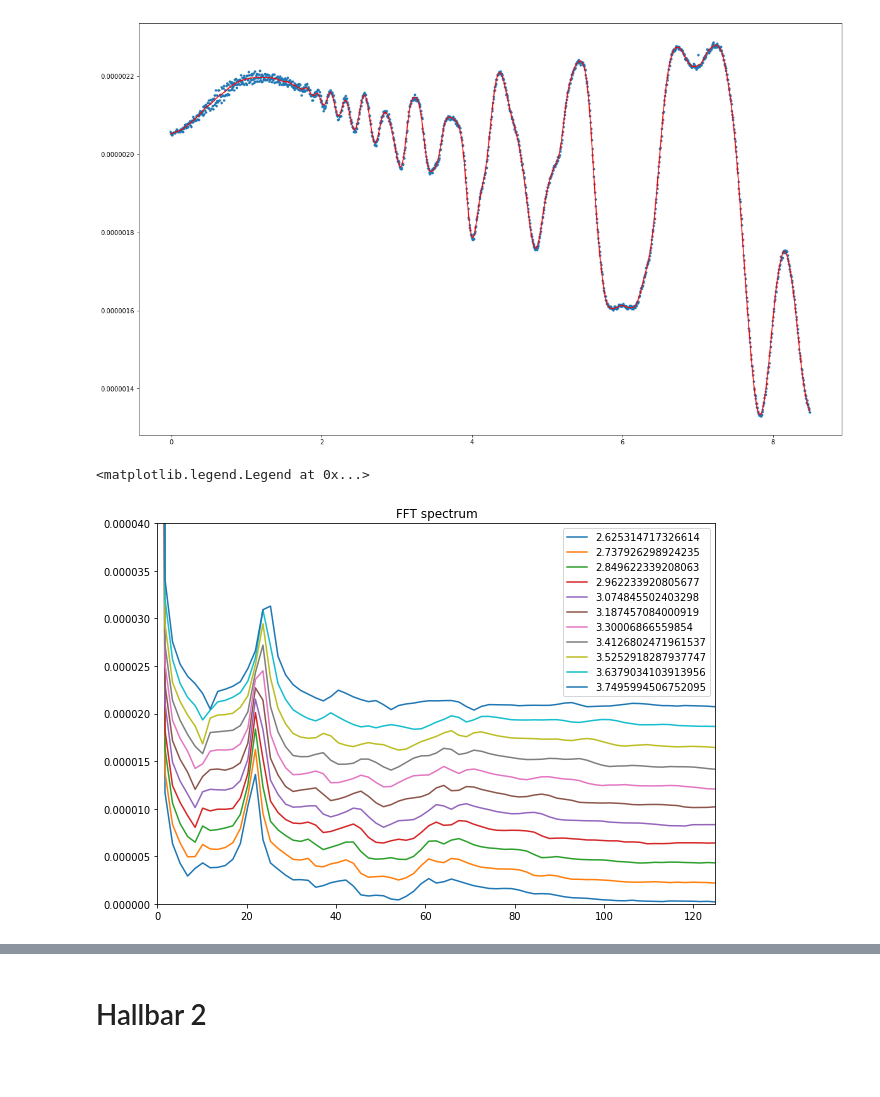
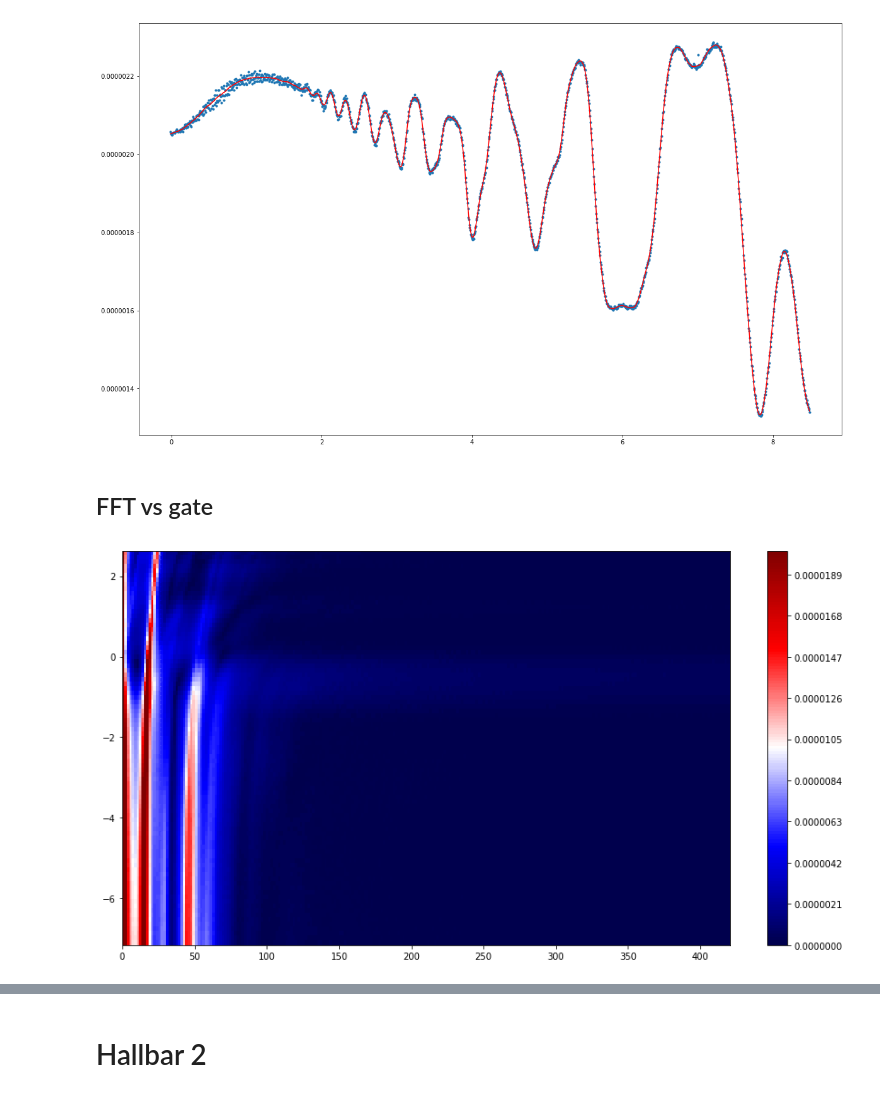
Before and after one commit to danielbouman/2deg, a Jupyter notebook: JSL49_01_qh_analysis.ipynb, the cells around one changed output, grey strips where cells are left out. Saved outputs shown, nothing was run; the diff lists cells and outputs as text; code cells hidden in the pictures; blank space fills up the shorter version.

Commit message:
Added 2d FFT plot;

```diff
--- a/JSL49_01_qh_analysis.ipynb
+++ b/JSL49_01_qh_analysis.ipynb
@@ -592,0 +584,2 @@ cdf = df['0108'][df['0108']['Stage'] == 'rampup']
+# %% [markdown]
+## FFT vs gate
@@ -593,27 +588,30 @@ cdf = df['0108'][df['0108']['Stage'] == 'rampup']
 # %%
+cdf = df['0115'][(df['0115']['Stage'] == 'rampup')]
 x,y = 'Measured Field / T','DC Voltage xx / V'
 N = 501
 start, end = 1/1.4,1/8.45
 dB = abs(end-start)/N
 offset = 0
-xlim, ylim = 125, 4e-5
+xlim, ylim = 125, 4e-4
 B = np.linspace(start,end,N)
-fig, ax = plt.subplots(figsize=(10,7))
+z = []
 for lbl,grp in cdf.groupby('Topgate Voltage / V'):
     Vxx = scipy.interpolate.interp1d(1/grp[x],grp[y],kind='linear')
     tdf = grp[ ( 1/grp[x] > start ) & ( 1/grp[x] < end ) ]
     yf = scipy.fftpack.fft(scipy.signal.savgol_filter(Vxx(B), 5, 3))
     xf = np.linspace(0.0, 1.0/(2.0*dB), N//2)
     pyf = 2.0/N * np.abs(yf[:N//2]) + offset
+    z.append(pyf)
 
-    # Plot
-    ax.plot(xf, pyf, '-',label=lbl)
-    offset += 2e-6
+x,y = np.meshgrid(xf,cdf['Topgate Voltage / V'].unique())
+z = np.array(z[::-1])
 
-ax.set_xlim(0,xlim)
-ax.set_ylim(0,ylim)
-ax.set_title('FFT spectrum')
-plt.legend()
+fig, ax = plt.subplots(figsize=(15,8))
+cmap = plt.get_cmap('seismic')
+levels = MaxNLocator(nbins=200).tick_values(0, 2e-5)
+norm = BoundaryNorm(levels, ncolors=cmap.N, clip=True)
+im = ax.pcolormesh(x,y,np.array(z),cmap=cmap,norm=norm)
+fig.colorbar(im, ax=ax)
+plt.show()
 # %% [output]
-<matplotlib.legend.Legend at 0x...>
-[figure, old version]
+[figure, new version]
```
Also changed, not shown: parts of 6 cells of this notebook.
